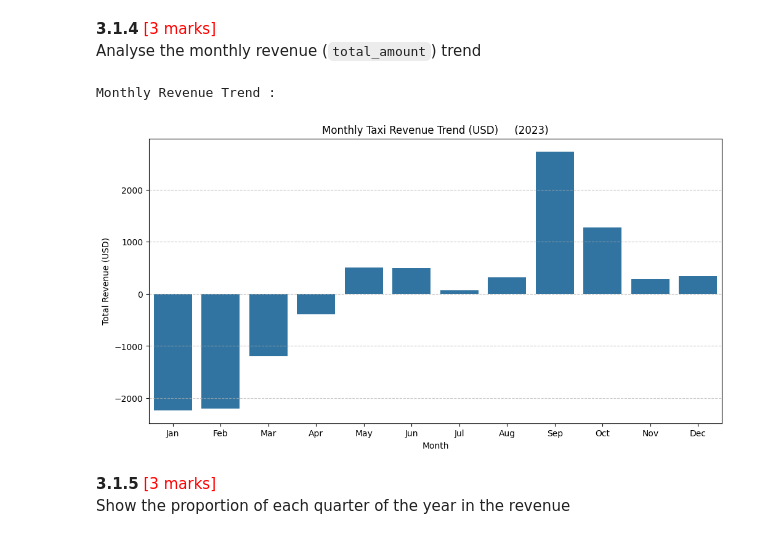
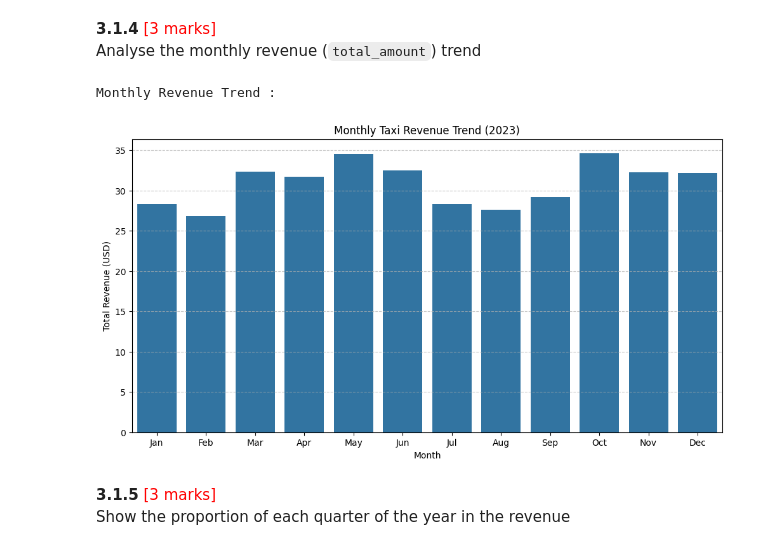
Before and after one commit to animesh-11/AI_ML, a Jupyter notebook: EDA_Assg_NYC_Taxi_Starter.ipynb, the cells around one changed output. Saved outputs shown, nothing was run; the diff lists cells and outputs as text; code cells hidden in the pictures.

```diff
--- a/EDA_Assg_NYC_Taxi_Starter.ipynb
+++ b/EDA_Assg_NYC_Taxi_Starter.ipynb
@@ -807,27 +860,11 @@ max     2.048600e+02  1.431635e+05  4.000000e+00     6.000000e+00
 # %%
 # Do any columns need standardising?
 
-columns_to_standardize = [
-    'trip_distance',
-    'fare_amount',
-    'extra',
-    'mta_tax',
-    'tip_amount',
-    'tolls_amount',
-    'improvement_surcharge',
-    'total_amount',
-    'congestion_surcharge',
-    'airport_fee'
-]
+cols_to_scale = ['trip_distance', 'fare_amount', 'total_amount', 'tip_amount', 'tolls_amount']
+for col in cols_to_scale:
+    df[col] = (df[col] - df[col].min()) / (df[col].max() - df[col].min())
 
-for col in columns_to_standardize:
-    mean_val = df[col].mean()
-    std_dev_val = df[col].std()
-
-    if std_dev_val > 0:
-        df[col] = (df[col] - mean_val) / std_dev_val
-    else:
-        df[col] = 0
+#print(df['tolls_amount'].max())
 
 
-print(df[columns_to_standardize].head())
+#print(df[columns_to_standardize].head())
@@ -1077,34 +1101,32 @@ Filtered shape: (1831391, 23)
 **3.1.4** <font color = red>[3 marks]</font> <br>
 Analyse the monthly revenue (`total_amount`) trend
 # %%
-# Analyze the monthly revenue (total_amount) trend using 'filtered_df'
+# Group data by month and analyse monthly revenue
 
-# Ensure 'tpep_pickup_datetime' is in datetime format and 'pickup_month' is extracted
-# (These should already be present from earlier steps, but good to ensure)
-if 'tpep_pickup_datetime' not in filtered_df.columns:
-    filtered_df['tpep_pickup_datetime'] = pd.to_datetime(filtered_df['tpep_pickup_datetime'])
+if 'tpep_pickup_datetime' not in df.columns:
+    df['tpep_pickup_datetime'] = pd.to_datetime(df['tpep_pickup_datetime'])
 
-if 'pickup_month' not in filtered_df.columns:
-    filtered_df['pickup_month'] = filtered_df['tpep_pickup_datetime'].dt.month
+if 'pickup_month' not in df.columns:
+    df['pickup_month'] = df['tpep_pickup_datetime'].dt.month
 
-monthly_revenue = filtered_df.groupby('pickup_month')['total_amount'].sum()
+monthly_revenue = df.groupby('pickup_month')['total_amount'].sum()
 
 month_names = ['Jan', 'Feb', 'Mar', 'Apr', 'May', 'Jun', 'Jul', 'Aug', 'Sep', 'Oct', 'Nov', 'Dec']
 monthly_revenue.index = monthly_revenue.index.map(lambda x: month_names[x-1])
 
 print("Monthly Revenue Trend :\n")
 
 # Visualize the monthly revenue trends
 plt.figure(figsize=(12, 6))
 sns.barplot(x=monthly_revenue.index, y=monthly_revenue.values)
-plt.title('Monthly Taxi Revenue Trend (USD)     (2023)')
+plt.title('Monthly Taxi Revenue Trend (2023)')
 plt.xlabel('Month')
 plt.ylabel('Total Revenue (USD)')
 plt.grid(axis='y', linestyle='--', alpha=0.7)
 plt.show()
 # %% [output]
 Monthly Revenue Trend :
-[figure, old version]
+[figure, new version]
 # %% [markdown]
 **3.1.5** <font color = red>[3 marks]</font> <br>
 Show the proportion of each quarter of the year in the revenue
```
Also changed, not shown: parts of 70 cells of this notebook.
